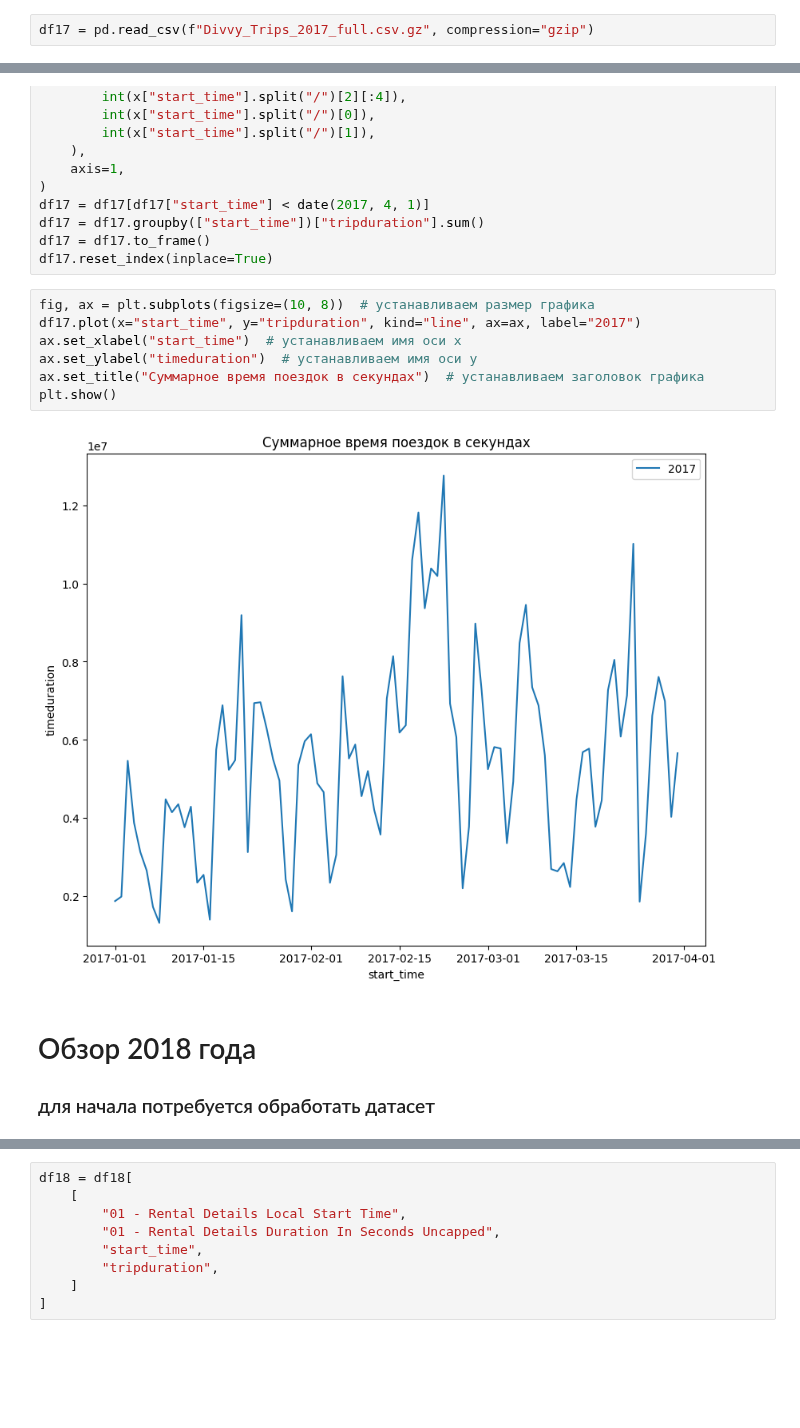
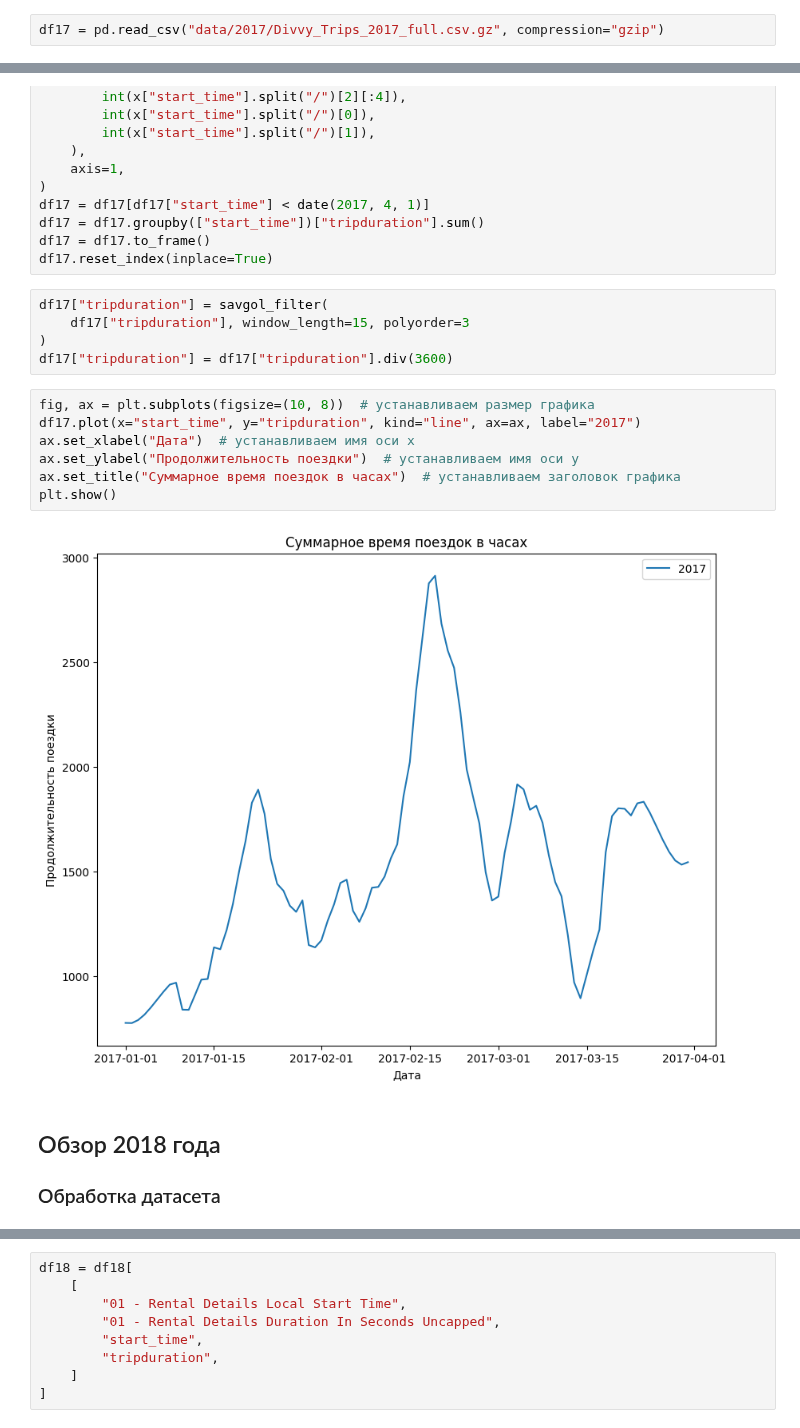
Before and after one commit to kapibarr/big-data-project, a Jupyter notebook: 2013-2023_3_months.ipynb, the cells around one changed output, grey strips where cells are left out. Saved outputs shown, nothing was run; the diff lists cells and outputs as text; blank space fills up the shorter version.

```diff
--- a/2013-2023_3_months.ipynb
+++ b/2013-2023_3_months.ipynb
@@ -178,5 +155,5 @@ plt.show()
 # %%
-df17 = pd.read_csv(f"Divvy_Trips_2017_full.csv.gz", compression="gzip")
+df17 = pd.read_csv("data/2017/Divvy_Trips_2017_full.csv.gz", compression="gzip")
 # %%
 df17 = df17[(df17["birthyear"] > 1930) & (df17["birthyear"] < 2018)]
 df17["start_time"] = df17.apply(
@@ -191,16 +168,21 @@ df17 = df17[df17["start_time"] < date(2017, 4, 1)]
 df17 = df17.groupby(["start_time"])["tripduration"].sum()
 df17 = df17.to_frame()
 df17.reset_index(inplace=True)
+# %%
+df17["tripduration"] = savgol_filter(
+    df17["tripduration"], window_length=15, polyorder=3
+)
+df17["tripduration"] = df17["tripduration"].div(3600)
 # %%
 fig, ax = plt.subplots(figsize=(10, 8))  # устанавливаем размер графика
 df17.plot(x="start_time", y="tripduration", kind="line", ax=ax, label="2017")
-ax.set_xlabel("start_time")  # устанавливаем имя оси x
-ax.set_ylabel("timeduration")  # устанавливаем имя оси y
-ax.set_title("Суммарное время поездок в секундах")  # устанавливаем заголовок графика
+ax.set_xlabel("Дата")  # устанавливаем имя оси x
+ax.set_ylabel("Продолжительность поездки")  # устанавливаем имя оси y
+ax.set_title("Суммарное время поездок в часах")  # устанавливаем заголовок графика
 plt.show()
 # %% [output]
-[figure, old version]
+[figure, new version]
 # %% [markdown]
-# Обзор 2018 года
-### для начала потребуется обработать датасет
+## Обзор 2018 года
+### Обработка датасета
 # %%
```
Also changed, not shown: parts of 54 cells of this notebook, 1 other file.
